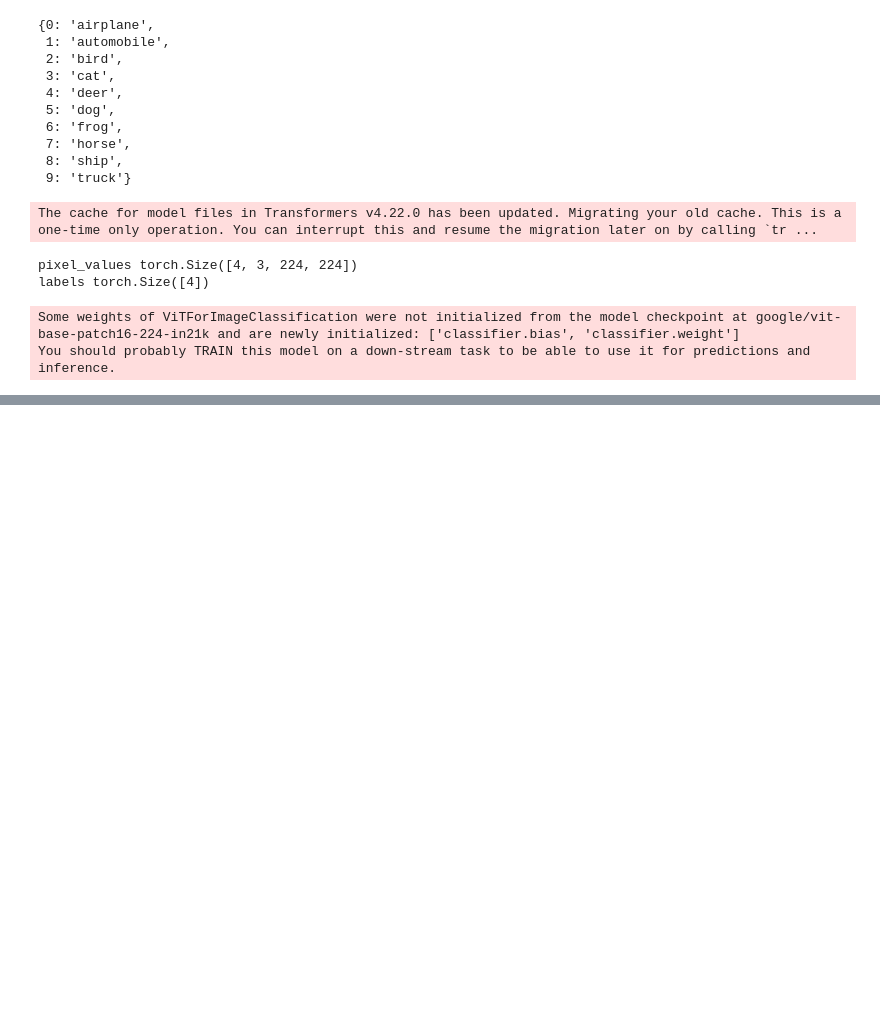
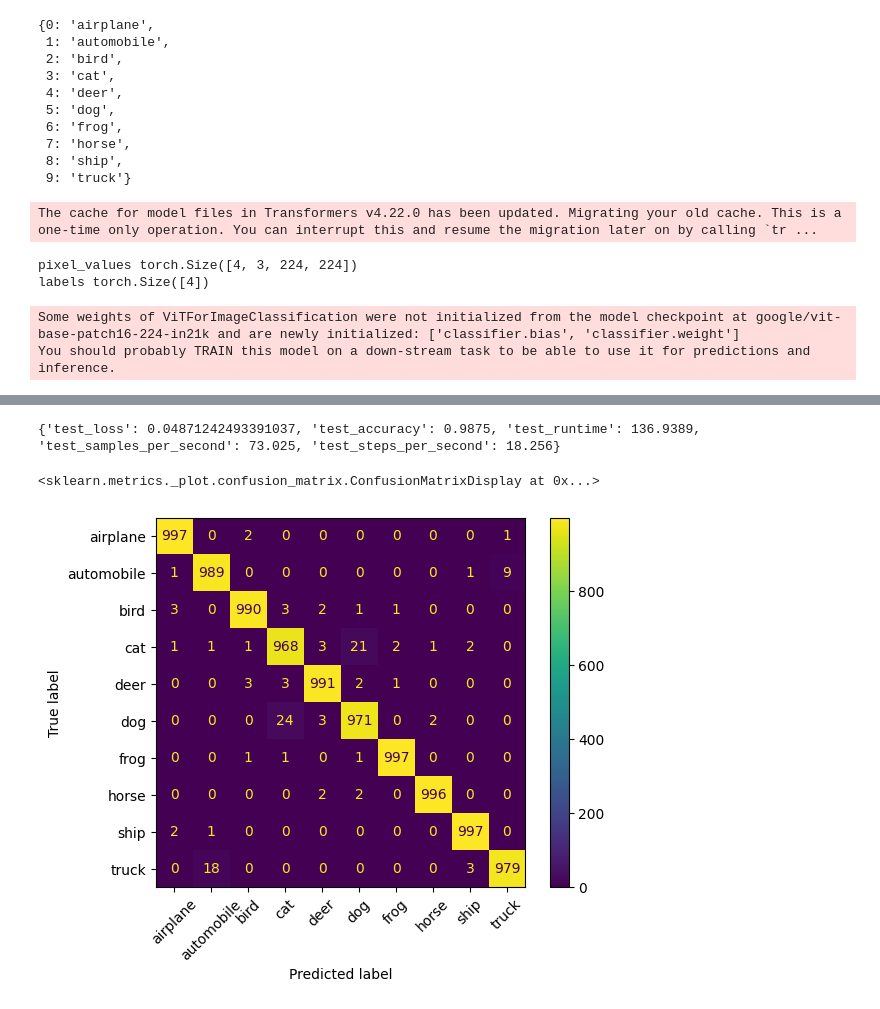
Before and after one commit to itoshiyanazawa/cnn_project, a Jupyter notebook: main.ipynb, the cells around one changed output, grey strips where cells are left out. Drawn from its saved outputs; the diff is of its cells as text; code cells hidden in the pictures; blank space fills up the shorter version.

Commit message:
Achieved 98% accuracy

```diff
--- a/main.ipynb
+++ b/main.ipynb
@@ -1091,0 +1096,2 @@ View run at https://wandb.ai/mikiokumada723-university-of-texas-at-dallas/huggin
+# %%
+outputs = trainer.predict(test_ds)
@@ -1091,0 +1100,17 @@ View run at https://wandb.ai/mikiokumada723-university-of-texas-at-dallas/huggin
+# %%
+print(outputs.metrics)
+# %% [output]
+{'test_loss': 0.04871242493391037, 'test_accuracy': 0.9875, 'test_runtime': 136.9389, 'test_samples_per_second': 73.025, 'test_steps_per_second': 18.256}
+# %%
+from sklearn.metrics import confusion_matrix, ConfusionMatrixDisplay
+
+y_true = outputs.label_ids
+y_pred = outputs.predictions.argmax(1)
+
+labels = train_ds.features['label'].names
+cm = confusion_matrix(y_true, y_pred)
+disp = ConfusionMatrixDisplay(confusion_matrix=cm, display_labels=labels)
+disp.plot(xticks_rotation=45)
+# %% [output]
+<sklearn.metrics._plot.confusion_matrix.ConfusionMatrixDisplay at 0x...>
+[figure, added]
```
Also changed, not shown: parts of 2 cells of this notebook.
